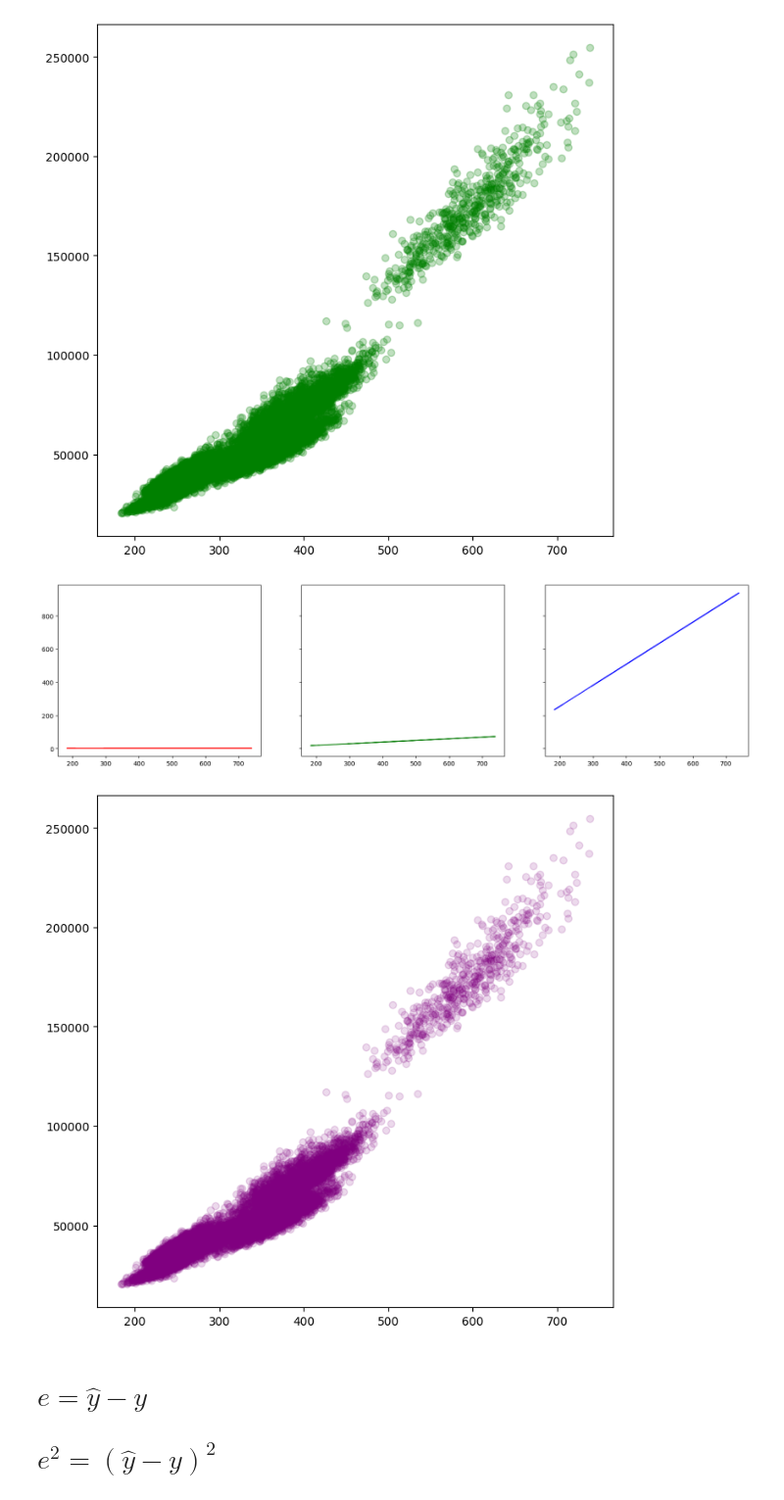
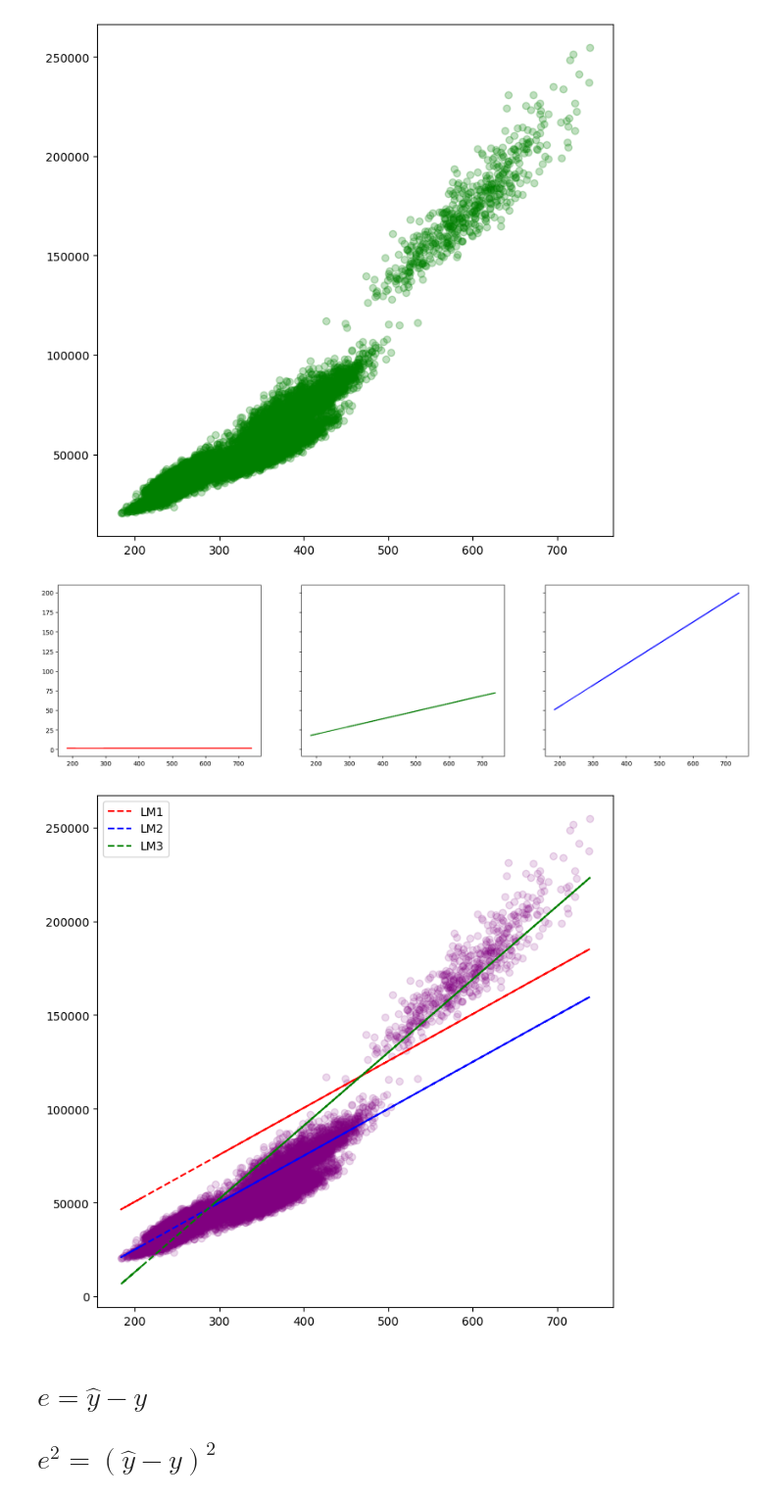
Before and after one commit to anoban/Supervised-Machine-Learning-Regression-and-Classification, a Jupyter notebook: anoban/Cost Functions.ipynb, the cells around one changed output. Shown at 98% size. Drawn from its saved outputs; the diff is of its cells as text; code cells hidden in the pictures.

```diff
--- a/anoban/Cost Functions.ipynb
+++ b/anoban/Cost Functions.ipynb
@@ -19,25 +25,32 @@ plt.show()
 [figure]
 # %%
 # let's consider y = mx + b style linear equations
+
 fig, (axes_0, axes_1, axes_2) = plt.subplots(ncols = 3, nrows = 1, sharex = True, sharey = True)
 fig.set_size_inches(20, 5)
 
 axes_0.plot(feature, feature * 0.0 + 1.53546263, color = "red")  # y = 0.0 x + 1.53546263
 axes_1.plot(feature, feature * 0.09789 + 0.000000, color = "green")  # y = 0.09789 x + 0
-axes_2.plot(feature, feature * 1.267960 + 1.53546263, color = "blue")  # y = 1.267960 x + 1.53546263
+axes_2.plot(feature, feature * 0.267960 + 1.53546263, color = "blue")  # y = 0.267960 x + 1.53546263
 
 plt.show()
 # %% [output]
-[figure, old version]
+[figure, new version]
 # %%
-# we have a training set that looks like this:
+# we have a training set that looks like this, and we have a few linear models to estimate their fitness
 
 fig, axes = plt.subplots()
 fig.set_size_inches(8, 8)
 axes.scatter(feature, target, color = "purple", alpha = 0.15)
+
+plt.plot(feature, feature * 250 + 500, color = "red", label = "LM1", linestyle="--")
+plt.plot(feature, feature * 250 - 25_000, color = "blue", label = "LM2", linestyle="--")
+plt.plot(feature, feature * 390 - 65_000, color = "green", label = "LM3", linestyle="--")
+
+plt.legend()
 plt.show()
 # %% [output]
-[figure, old version]
+[figure, new version]
 # %%
 # the bottom line here is that the algorithm needs to evaluate the values for m and b as best as possible such that the predictions for most if not all
 # records are as close as possible to the true target values in the training set.
```
Also changed, not shown: parts of 4 cells of this notebook, 2 other files.
